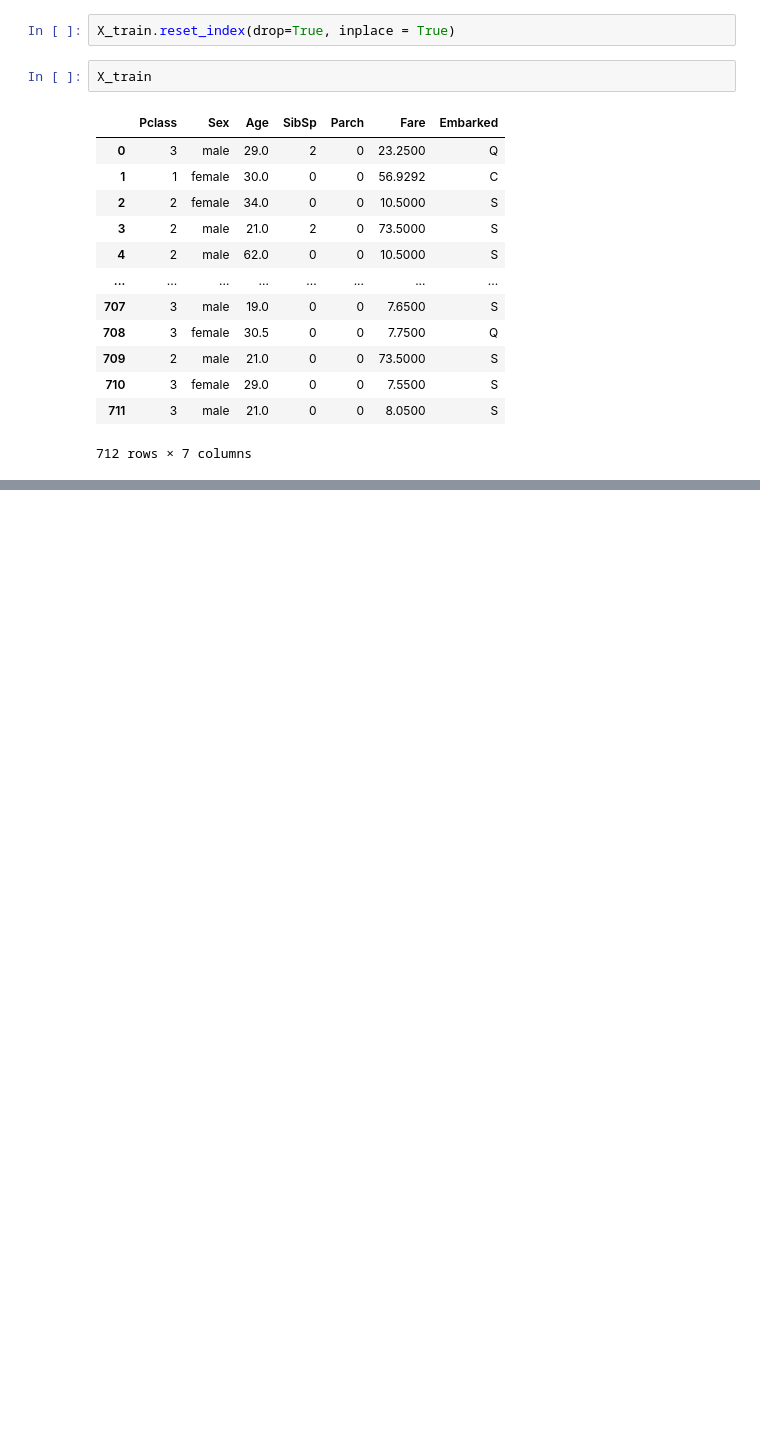
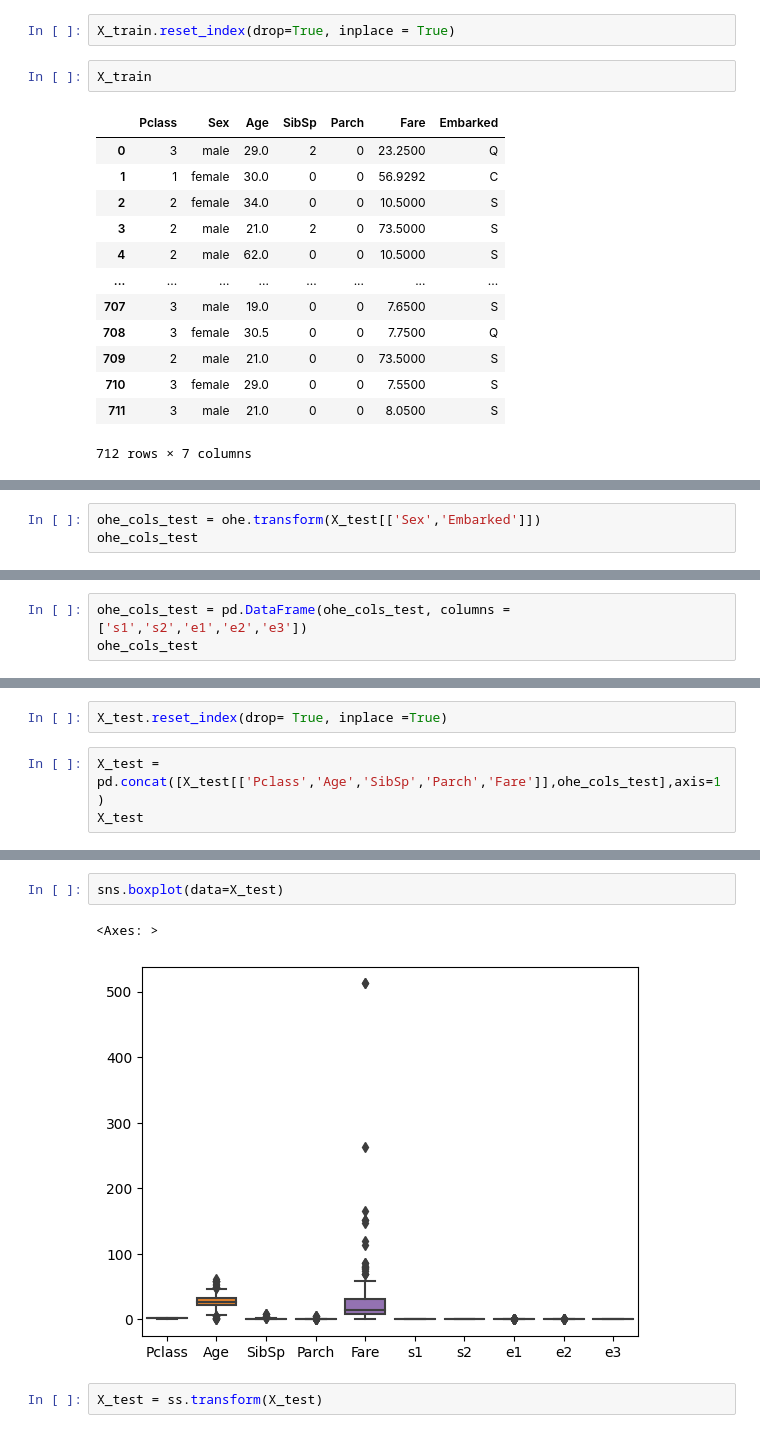
Before and after one commit to ShreeKeshavan/Machine_Learning, a Jupyter notebook: Case_study_1.ipynb, the cells around one changed output, grey strips where cells are left out. Cells and saved outputs as stored; diff of their text form; blank space fills up the shorter version.

```diff
--- a/Case_study_1.ipynb
+++ b/Case_study_1.ipynb
@@ -281,3 +284,6 @@ pd.concat([X_train[['Pclass','Age','SibSp','Parch','Fare']],ohe_cols_df],axis=1)
 | 710 | 3 | 29.0 | 0 | 0 | 7.5500 | 1.0 | 0.0 | 0.0 | 0.0 | 1.0 |
 | 711 | 3 | 21.0 | 0 | 0 | 8.0500 | 0.0 | 1.0 | 0.0 | 0.0 | 1.0 |
 712 rows × 10 columns
+# %%
+ohe_cols_test = ohe.transform(X_test[['Sex','Embarked']])
+ohe_cols_test
@@ -283,0 +308,3 @@ pd.concat([X_train[['Pclass','Age','SibSp','Parch','Fare']],ohe_cols_df],axis=1)
+# %%
+ohe_cols_test = pd.DataFrame(ohe_cols_test, columns = ['s1','s2','e1','e2','e3'])
+ohe_cols_test
@@ -283,0 +325,5 @@ pd.concat([X_train[['Pclass','Age','SibSp','Parch','Fare']],ohe_cols_df],axis=1)
+# %%
+X_test.reset_index(drop= True, inplace =True)
+# %%
+X_test = pd.concat([X_test[['Pclass','Age','SibSp','Parch','Fare']],ohe_cols_test],axis=1)
+X_test
@@ -283,0 +357,7 @@ pd.concat([X_train[['Pclass','Age','SibSp','Parch','Fare']],ohe_cols_df],axis=1)
+# %%
+sns.boxplot(data=X_test)
+# %% [output]
+<Axes: >
+[figure, added]
+# %%
+X_test = ss.transform(X_test)
```
Also changed, not shown: parts of 9 cells of this notebook.
